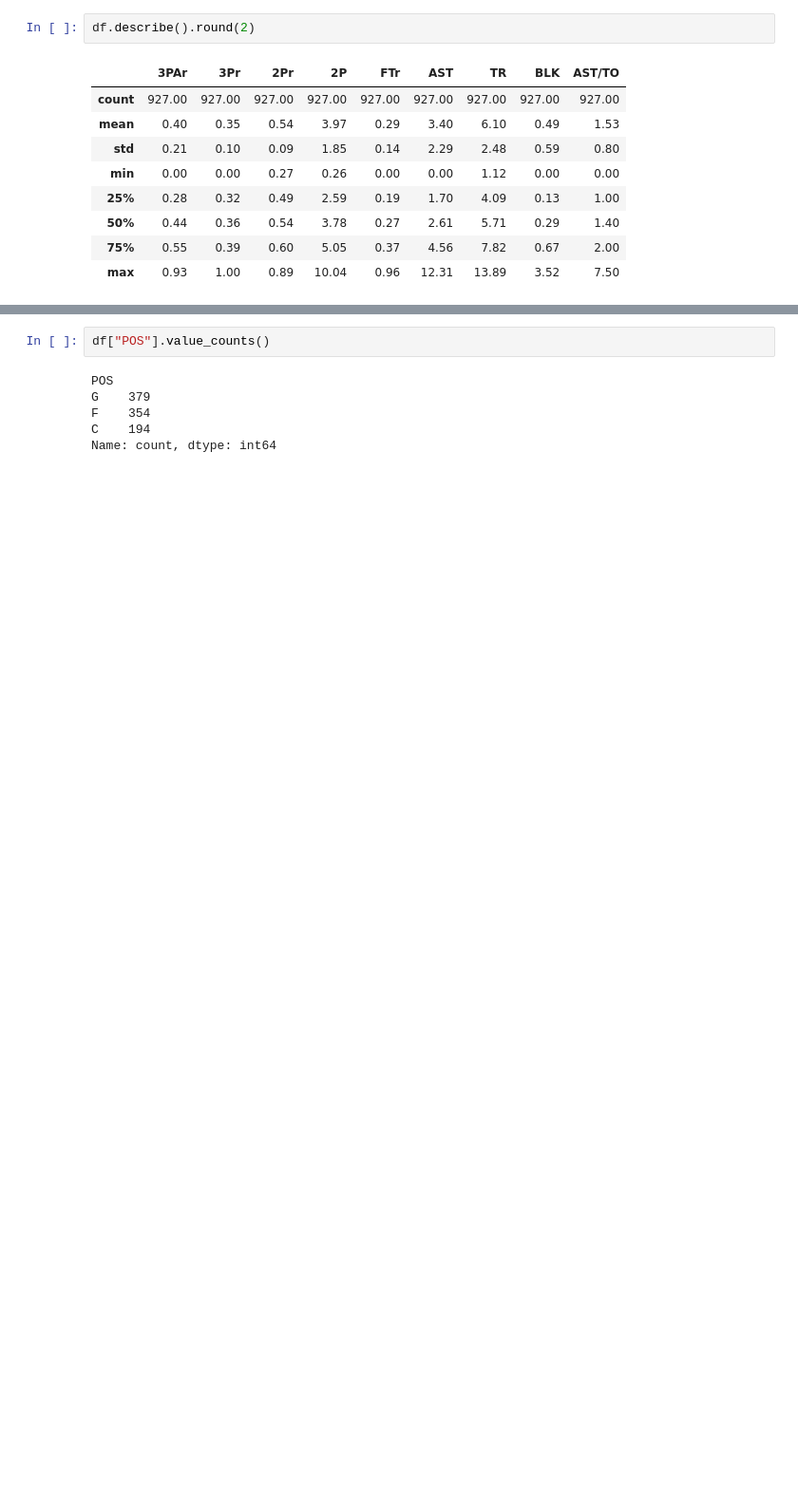
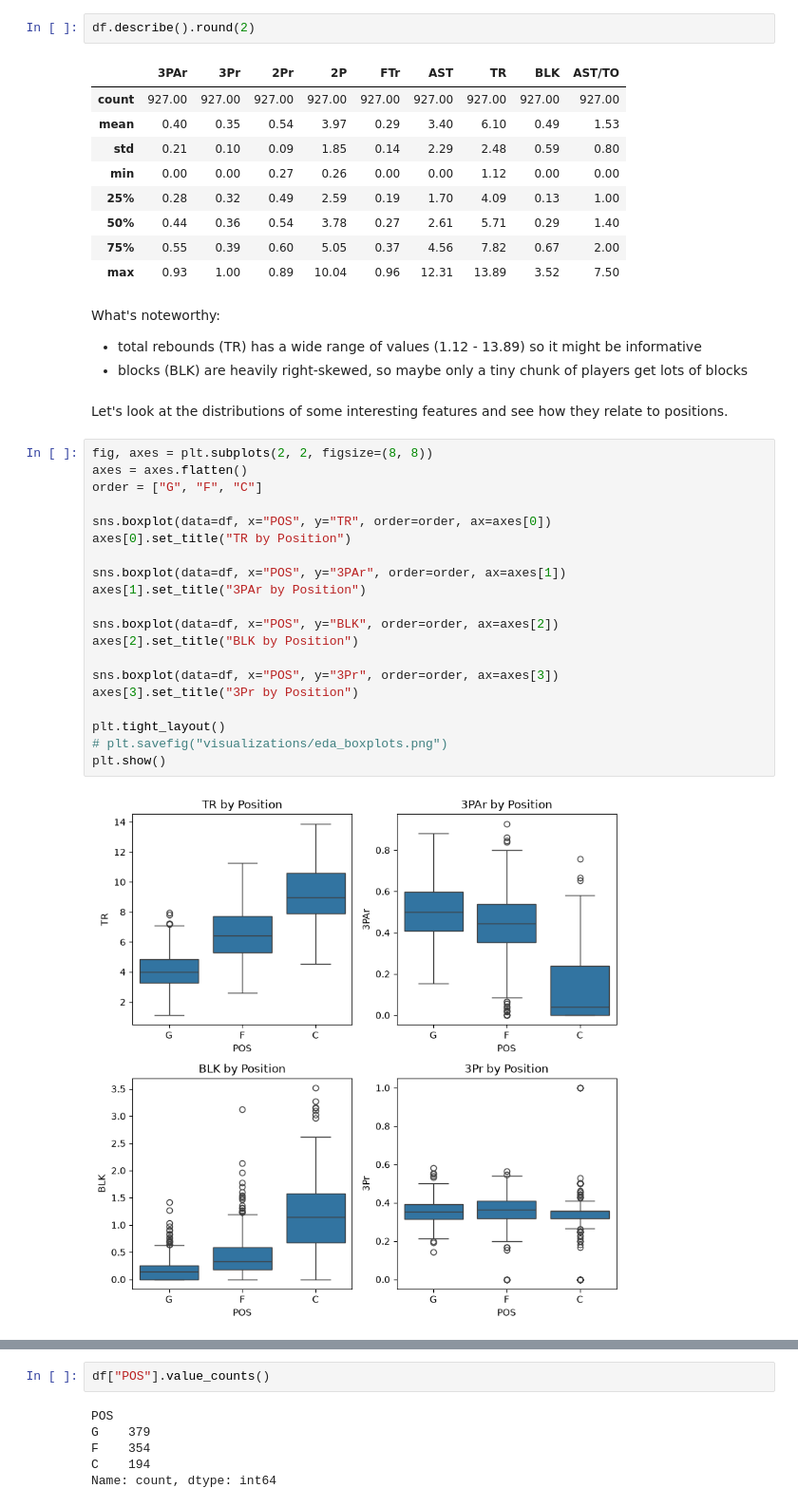
Before and after one commit to vikkesavola/euroleague-position-classifier, a Jupyter notebook: 1_feature_engineering.ipynb, the cells around one changed output, grey strips where cells are left out. Shown at 95% size. Cells and saved outputs as stored; diff of their text form; blank space fills up the shorter version.

Commit message:
make boxplot and write explanations

```diff
--- a/1_feature_engineering.ipynb
+++ b/1_feature_engineering.ipynb
@@ -85,3 +98,31 @@ df.describe().round(2)
 | 50% | 0.44 | 0.36 | 0.54 | 3.78 | 0.27 | 2.61 | 5.71 | 0.29 | 1.40 |
 | 75% | 0.55 | 0.39 | 0.60 | 5.05 | 0.37 | 4.56 | 7.82 | 0.67 | 2.00 |
 | max | 0.93 | 1.00 | 0.89 | 10.04 | 0.96 | 12.31 | 13.89 | 3.52 | 7.50 |
+# %% [markdown]
+What's noteworthy:
+- total rebounds (TR) has a wide range of values (1.12 - 13.89) so it might be informative
+- blocks (BLK) are heavily right-skewed, so maybe only a tiny chunk of players get lots of blocks
+# %% [markdown]
+Let's look at the distributions of some interesting features and see how they relate to positions.
+# %%
+fig, axes = plt.subplots(2, 2, figsize=(8, 8))
+axes = axes.flatten()
+order = ["G", "F", "C"]
+
+sns.boxplot(data=df, x="POS", y="TR", order=order, ax=axes[0])
+axes[0].set_title("TR by Position")
+
+sns.boxplot(data=df, x="POS", y="3PAr", order=order, ax=axes[1])
+axes[1].set_title("3PAr by Position")
+
+sns.boxplot(data=df, x="POS", y="BLK", order=order, ax=axes[2])
+axes[2].set_title("BLK by Position")
+
+sns.boxplot(data=df, x="POS", y="3Pr", order=order, ax=axes[3])
+axes[3].set_title("3Pr by Position")
+
+plt.tight_layout()
+# plt.savefig("visualizations/eda_boxplots.png")
+plt.show()
+# %% [output]
+[figure, added]
```
Also changed, not shown: parts of 9 cells of this notebook, 2 other files.
